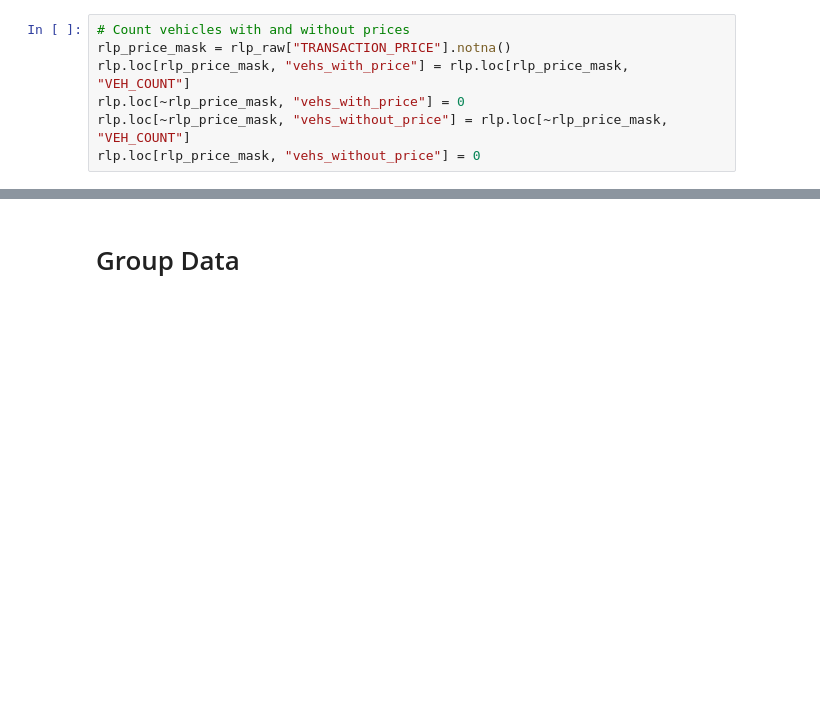
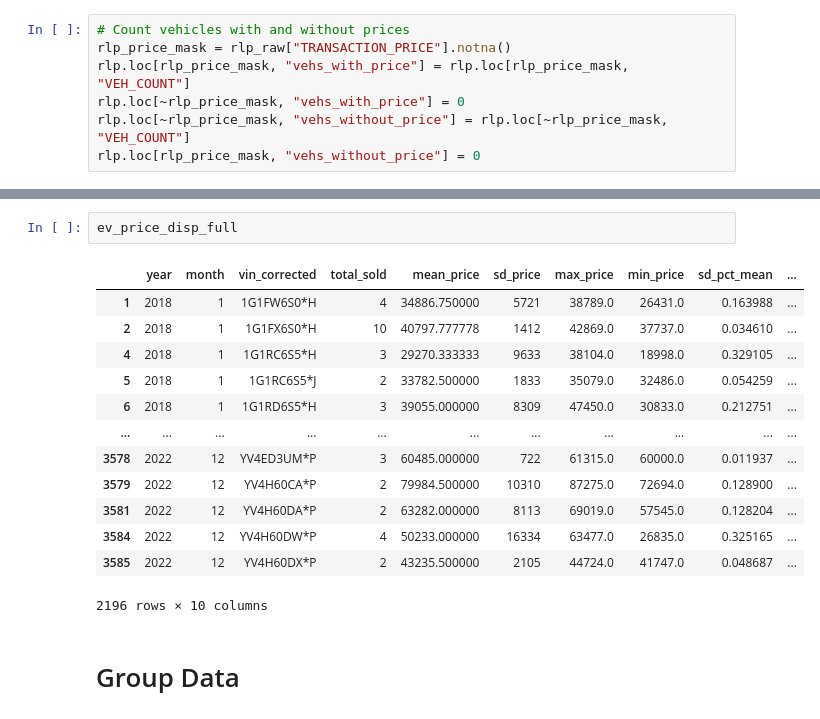
Before and after one commit to rajanoureddine/ctdot-tobin-yse, a Jupyter notebook: 3_rlpolk_analysis/prepare_poisson_data.ipynb, the cells around one changed output, grey strips where cells are left out. Drawn from its saved outputs; the diff is of its cells as text; blank space fills up the shorter version.

```diff
--- a/3_rlpolk_analysis/prepare_poisson_data.ipynb
+++ b/3_rlpolk_analysis/prepare_poisson_data.ipynb
@@ -87,3 +125,19 @@ rlp.loc[rlp_price_mask, "vehs_without_price"] = 0
+# %%
+ev_price_disp_full
+# %% [output]
+|  | year | month | vin_corrected | total_sold | mean_price | sd_price | max_price | min_price | sd_pct_mean | ... |
+| 1 | 2018 | 1 | 1G1FW6S0*H | 4 | 34886.750000 | 5721 | 38789.0 | 26431.0 | 0.163988 | ... |
+| 2 | 2018 | 1 | 1G1FX6S0*H | 10 | 40797.777778 | 1412 | 42869.0 | 37737.0 | 0.034610 | ... |
+| 4 | 2018 | 1 | 1G1RC6S5*H | 3 | 29270.333333 | 9633 | 38104.0 | 18998.0 | 0.329105 | ... |
+| 5 | 2018 | 1 | 1G1RC6S5*J | 2 | 33782.500000 | 1833 | 35079.0 | 32486.0 | 0.054259 | ... |
+| 6 | 2018 | 1 | 1G1RD6S5*H | 3 | 39055.000000 | 8309 | 47450.0 | 30833.0 | 0.212751 | ... |
+| ... | ... | ... | ... | ... | ... | ... | ... | ... | ... | ... |
+| 3578 | 2022 | 12 | YV4ED3UM*P | 3 | 60485.000000 | 722 | 61315.0 | 60000.0 | 0.011937 | ... |
+| 3579 | 2022 | 12 | YV4H60CA*P | 2 | 79984.500000 | 10310 | 87275.0 | 72694.0 | 0.128900 | ... |
+| 3581 | 2022 | 12 | YV4H60DA*P | 2 | 63282.000000 | 8113 | 69019.0 | 57545.0 | 0.128204 | ... |
+| 3584 | 2022 | 12 | YV4H60DW*P | 4 | 50233.000000 | 16334 | 63477.0 | 26835.0 | 0.325165 | ... |
+| 3585 | 2022 | 12 | YV4H60DX*P | 2 | 43235.500000 | 2105 | 44724.0 | 41747.0 | 0.048687 | ... |
+2196 rows × 10 columns
 # %% [markdown]
 # Group Data
 # %% [markdown]
```
Also changed, not shown: parts of 45 cells of this notebook.
